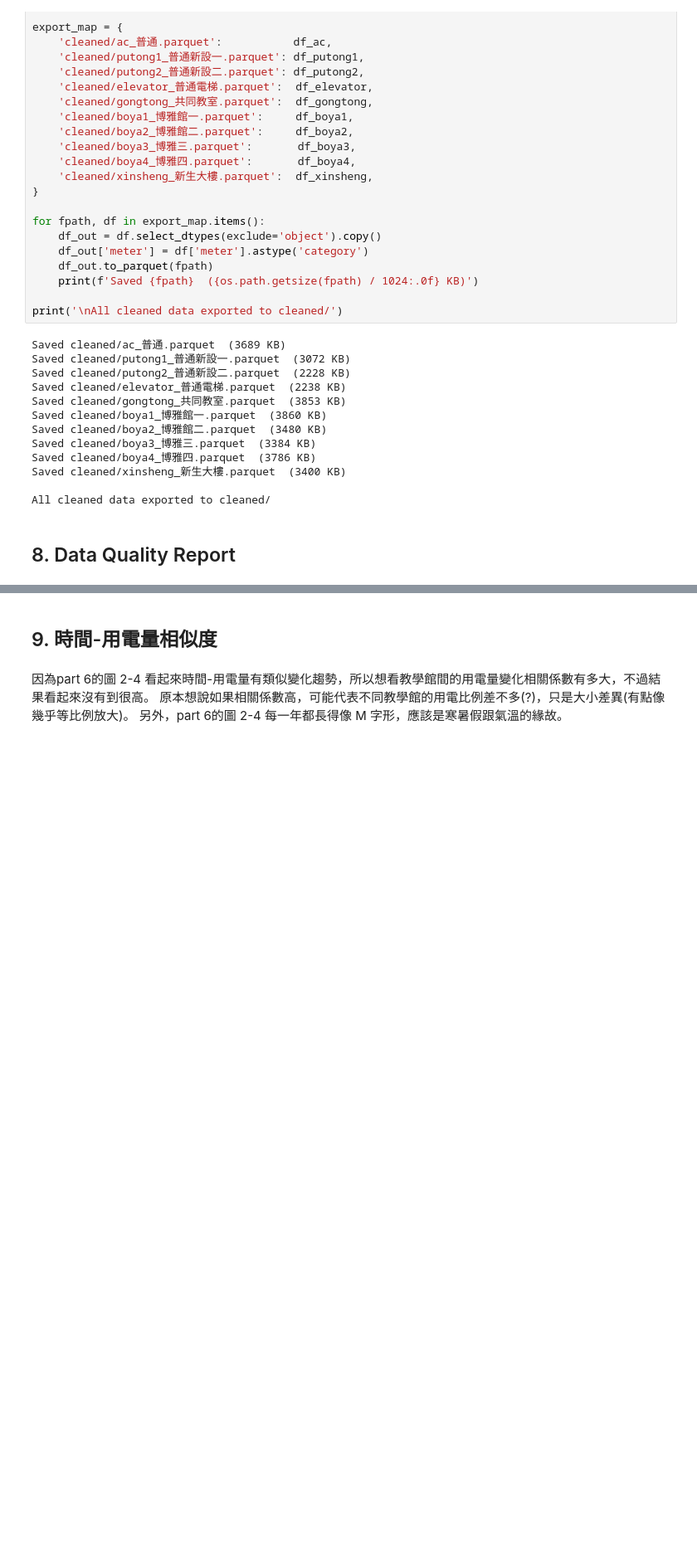
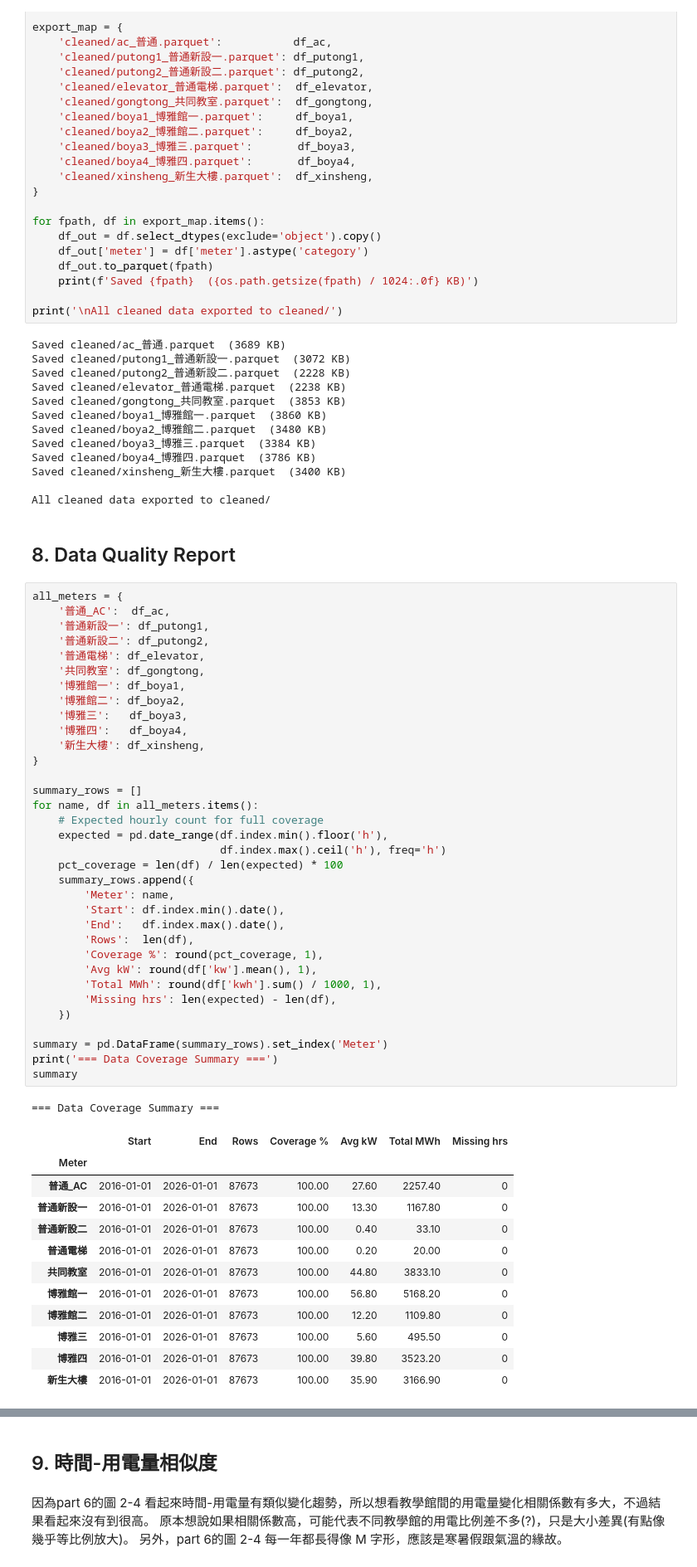
Before and after one commit to brian0908/ntu-lecture-hall-energy, a Jupyter notebook: 01_data_loading_cleaning.ipynb, the cells around one changed output, grey strips where cells are left out. Shown at 83% size. Saved outputs shown, nothing was run; the diff lists cells and outputs as text; blank space fills up the shorter version.

```diff
--- a/01_data_loading_cleaning.ipynb
+++ b/01_data_loading_cleaning.ipynb
@@ -519,3 +519,51 @@ Saved cleaned/xinsheng_新生大樓.parquet  (3400 KB)
 All cleaned data exported to cleaned/
 # %% [markdown]
 ## 8. Data Quality Report
+# %%
+all_meters = {
+    '普通_AC':  df_ac,
+    '普通新設一': df_putong1,
+    '普通新設二': df_putong2,
+    '普通電梯': df_elevator,
+    '共同教室': df_gongtong,
+    '博雅館一': df_boya1,
+    '博雅館二': df_boya2,
+    '博雅三':   df_boya3,
+    '博雅四':   df_boya4,
+    '新生大樓': df_xinsheng,
+}
+
+summary_rows = []
+for name, df in all_meters.items():
+    # Expected hourly count for full coverage
+    expected = pd.date_range(df.index.min().floor('h'),
+                             df.index.max().ceil('h'), freq='h')
+    pct_coverage = len(df) / len(expected) * 100
+    summary_rows.append({
+        'Meter': name,
+        'Start': df.index.min().date(),
+        'End':   df.index.max().date(),
+        'Rows':  len(df),
+        'Coverage %': round(pct_coverage, 1),
+        'Avg kW': round(df['kw'].mean(), 1),
+        'Total MWh': round(df['kwh'].sum() / 1000, 1),
+        'Missing hrs': len(expected) - len(df),
+    })
+
+summary = pd.DataFrame(summary_rows).set_index('Meter')
+print('=== Data Coverage Summary ===')
+summary
+# %% [output]
+=== Data Coverage Summary ===
+|  | Start | End | Rows | Coverage % | Avg kW | Total MWh | Missing hrs |
+| Meter |  |  |  |  |  |  |  |
+| 普通_AC | 2016-01-01 | 2026-01-01 | 87673 | 100.00 | 27.60 | 2257.40 | 0 |
+| 普通新設一 | 2016-01-01 | 2026-01-01 | 87673 | 100.00 | 13.30 | 1167.80 | 0 |
+| 普通新設二 | 2016-01-01 | 2026-01-01 | 87673 | 100.00 | 0.40 | 33.10 | 0 |
+| 普通電梯 | 2016-01-01 | 2026-01-01 | 87673 | 100.00 | 0.20 | 20.00 | 0 |
+| 共同教室 | 2016-01-01 | 2026-01-01 | 87673 | 100.00 | 44.80 | 3833.10 | 0 |
+| 博雅館一 | 2016-01-01 | 2026-01-01 | 87673 | 100.00 | 56.80 | 5168.20 | 0 |
+| 博雅館二 | 2016-01-01 | 2026-01-01 | 87673 | 100.00 | 12.20 | 1109.80 | 0 |
+| 博雅三 | 2016-01-01 | 2026-01-01 | 87673 | 100.00 | 5.60 | 495.50 | 0 |
+| 博雅四 | 2016-01-01 | 2026-01-01 | 87673 | 100.00 | 39.80 | 3523.20 | 0 |
+| 新生大樓 | 2016-01-01 | 2026-01-01 | 87673 | 100.00 | 35.90 | 3166.90 | 0 |
```
Also changed, not shown: parts of 3 cells of this notebook, 12 other files.
